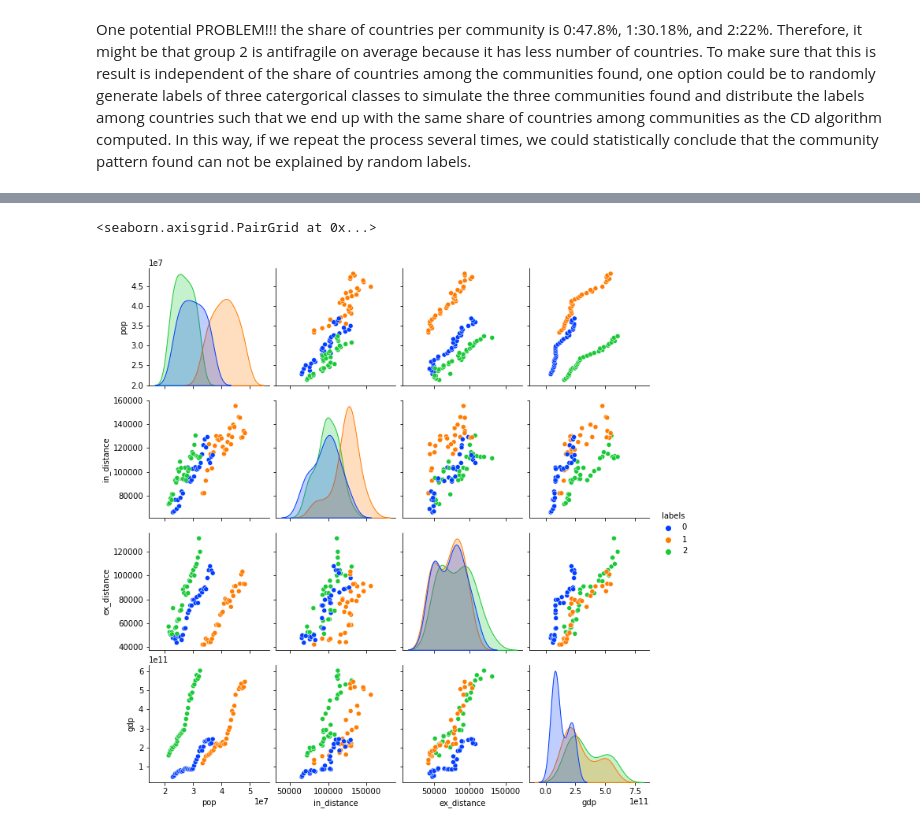
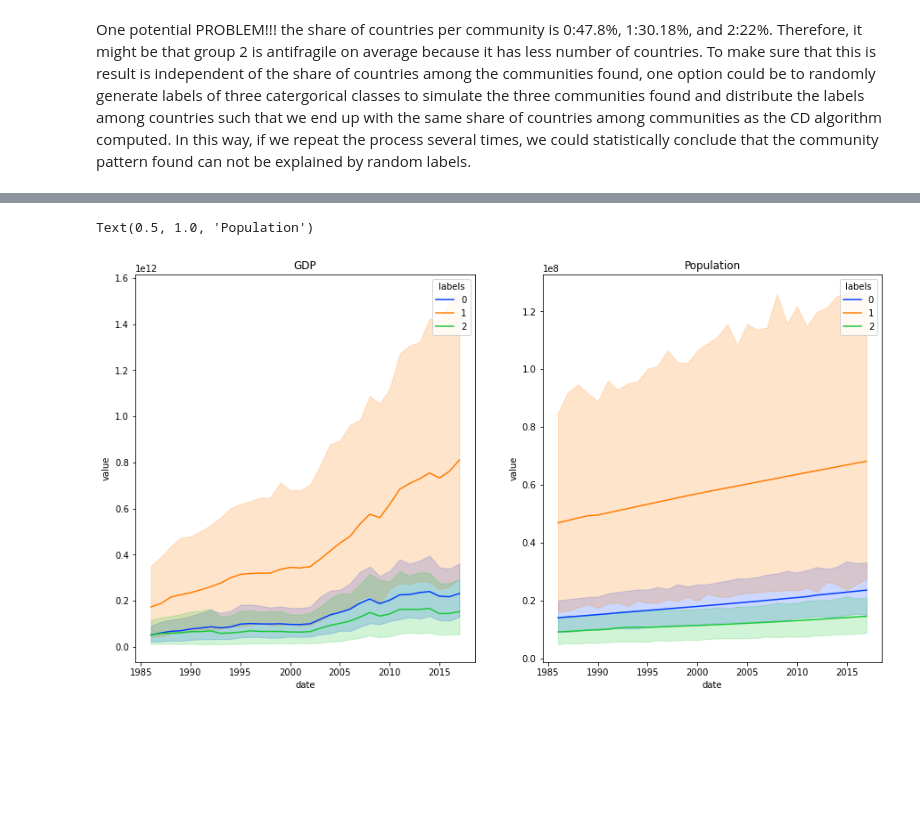
Before and after one commit to RogelioLozano/AOFFTN, a Jupyter notebook: Exploration_V3/Tests.ipynb, the cells around one changed output, grey strips where cells are left out. Cells and saved outputs as stored; diff of their text form; code cells hidden in the pictures; blank space fills up the shorter version.

```diff
--- a/Exploration_V3/Tests.ipynb
+++ b/Exploration_V3/Tests.ipynb
@@ -45,5 +37,9 @@ Matrix_merged_communities['gdp'] = merged_gdp_communities.groupby(['date','label
-# %%
-sns.pairplot(data=Matrix_merged_communities.iloc[:,1:],hue='labels',palette='bright')
-# %% [output]
-<seaborn.axisgrid.PairGrid at 0x...>
-[figure, removed]
+# %%
+fig,axs=plt.subplots(1,2,figsize=(15,8))
+a=sns.lineplot(data=merged_gdp_communities,y='value',x='date',hue='labels',ax=axs[0],palette='bright',hue_order=[0,1,2])
+b=sns.lineplot(data=merged_pop_communities[['date','value','country','labels']],y='value',x='date',hue='labels',ax=axs[1],palette='bright',hue_order=[0,1,2])
+axs[0].set_title('GDP')
+axs[1].set_title('Population')
+# %% [output]
+Text(0.5, 1.0, 'Population')
+[figure, added]
```
Also changed, not shown: parts of 9 cells of this notebook, 1 other file.
